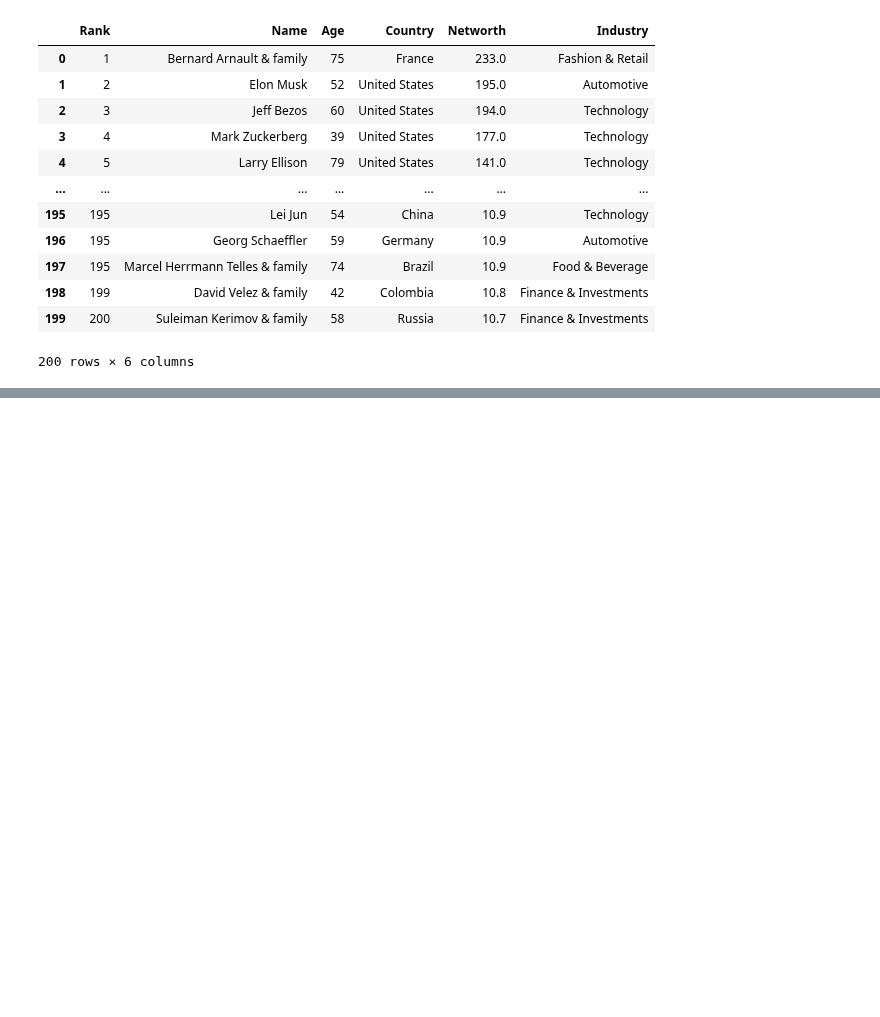
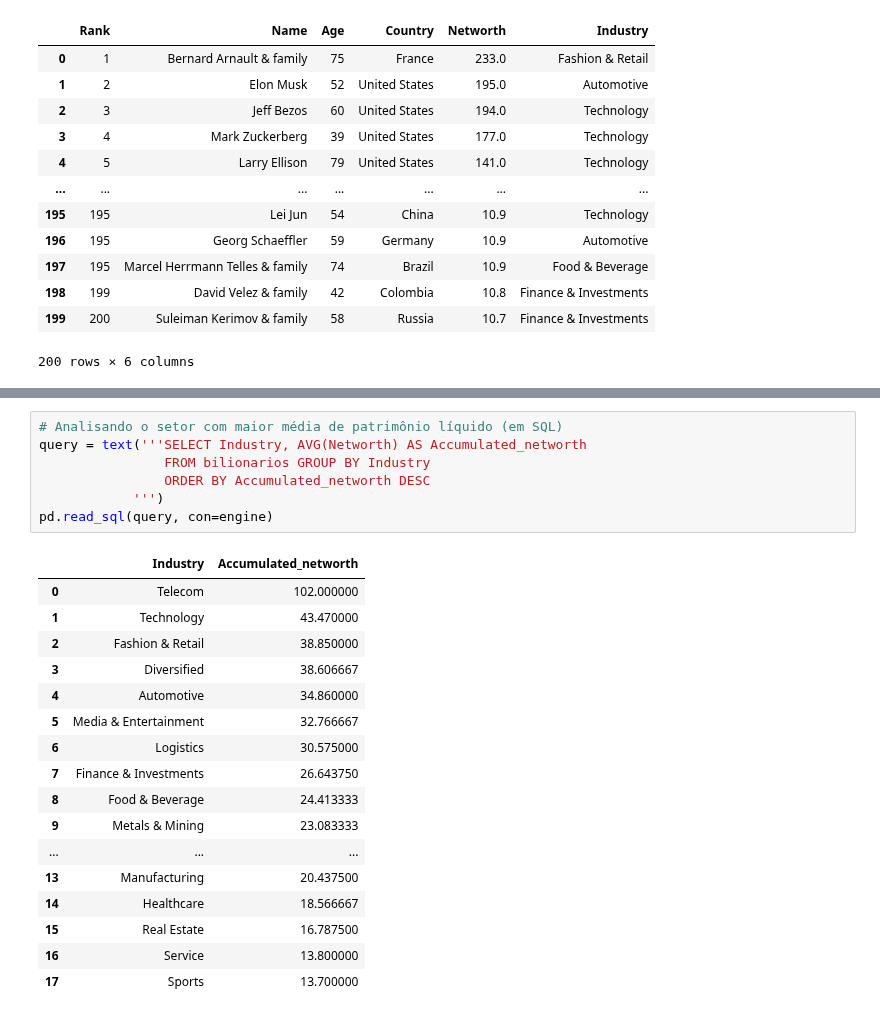
Before and after one commit to matheuspfferreira/python_data_science, a Jupyter notebook: Bilionários - 06/notebook/nb_bilionarios.ipynb, the cells around one changed output, grey strips where cells are left out. Cells and saved outputs as stored; diff of their text form; blank space fills up the shorter version.

```diff
--- a/Bilionários - 06/notebook/nb_bilionarios.ipynb
+++ b/Bilionários - 06/notebook/nb_bilionarios.ipynb
@@ -69,0 +142,25 @@ pd.read_sql_table('bilionarios', con=engine)
+# %%
+# Analisando o setor com maior média de patrimônio líquido (em SQL)
+query = text('''SELECT Industry, AVG(Networth) AS Accumulated_networth
+                FROM bilionarios GROUP BY Industry
+                ORDER BY Accumulated_networth DESC
+            ''')
+pd.read_sql(query, con=engine)
+# %% [output]
+|  | Industry | Accumulated_networth |
+| 0 | Telecom | 102.000000 |
+| 1 | Technology | 43.470000 |
+| 2 | Fashion & Retail | 38.850000 |
+| 3 | Diversified | 38.606667 |
+| 4 | Automotive | 34.860000 |
+| 5 | Media & Entertainment | 32.766667 |
+| 6 | Logistics | 30.575000 |
+| 7 | Finance & Investments | 26.643750 |
+| 8 | Food & Beverage | 24.413333 |
+| 9 | Metals & Mining | 23.083333 |
+| ... | ... | ... |
+| 13 | Manufacturing | 20.437500 |
+| 14 | Healthcare | 18.566667 |
+| 15 | Real Estate | 16.787500 |
+| 16 | Service | 13.800000 |
+| 17 | Sports | 13.700000 |
```
Also changed, not shown: parts of 4 cells of this notebook.
